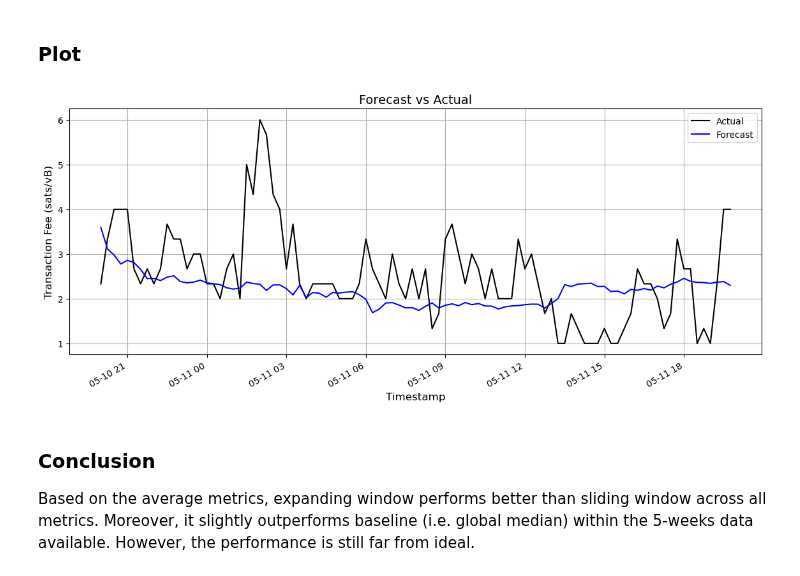
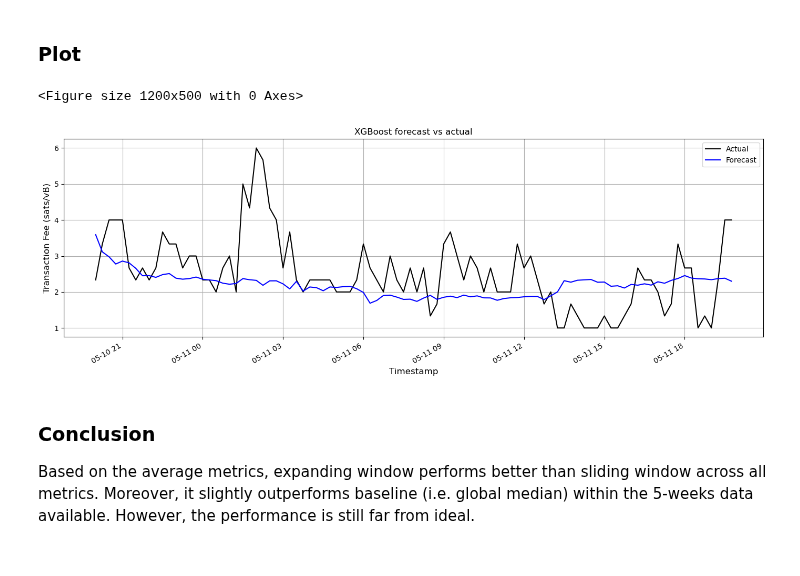
Before and after one commit to UBC-MDS/Capstone_SatCast_Trilemma, a Jupyter notebook: analysis/baseline_xgboost.ipynb, the cells around one changed output. Saved outputs shown, nothing was run; the diff lists cells and outputs as text; code cells hidden in the pictures.

```diff
--- a/analysis/baseline_xgboost.ipynb
+++ b/analysis/baseline_xgboost.ipynb
@@ -176,9 +188,19 @@ base_mae_std: 2.7292
 # %% [markdown]
 ### Plot
 # %%
-plot_result(y_test=y_test,y_pred=y_pred)
+
+forecast_xgboost = pd.DataFrame(y_pred.values, columns=["y_pred"])
+forecast_xgboost["timestamp"] = y_test.reset_index()["timestamp"]  # assumes df_test has timestamps aligned
+forecast_xgboost["series_id"] = "recommended_fee_fastestFee"
+forecast_xgboost["y_true"] = y_test.values
+plt.figure(figsize=(12, 5))
+plot_series(forecast_xgboost, sid = "recommended_fee_fastestFee")
+plt.title("XGBoost forecast vs actual")
+plt.tight_layout()
+plt.show()
 # %% [output]
+<Figure size 1200x500 with 0 Axes>
-[figure, old version]
+[figure, new version]
 # %% [markdown]
 ### Conclusion
 
```
Also changed, not shown: parts of 4 cells of this notebook, 9 other files.
